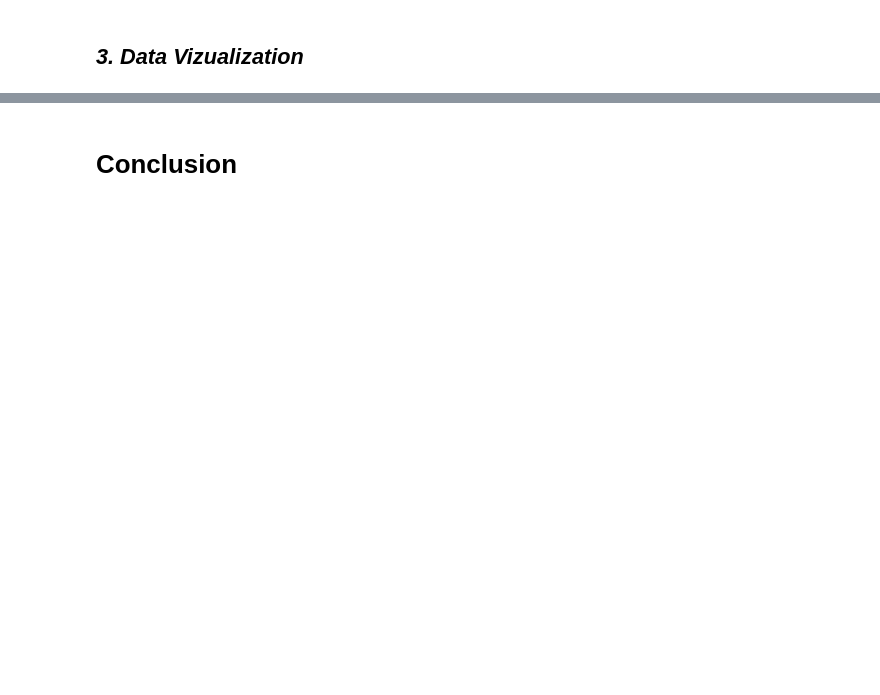
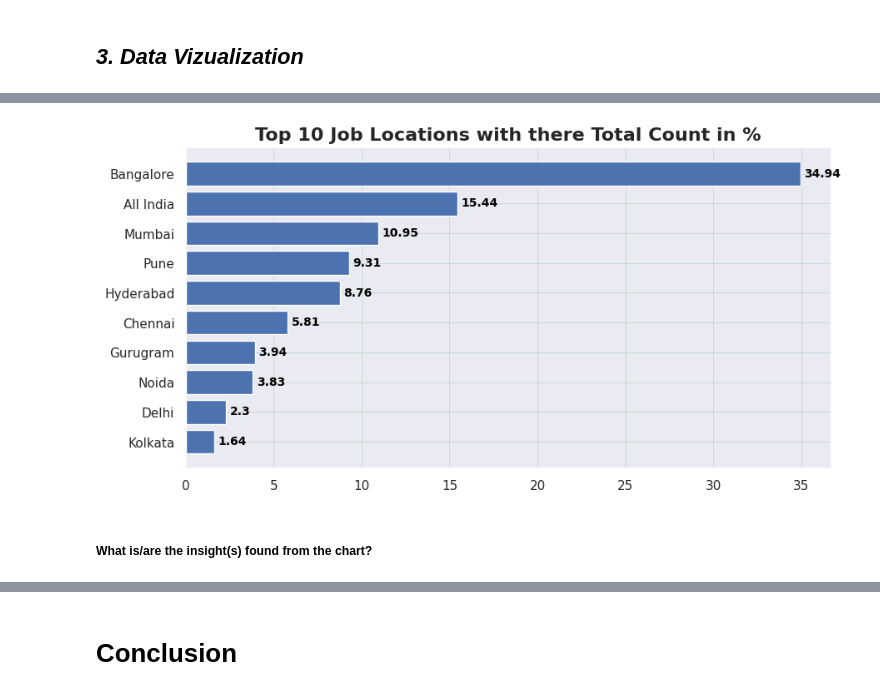
Before and after one commit to gautamdhanrajnemmaniwar/Project-on-Navigating-the-Data-Science-Job-Landscape, a Jupyter notebook: Mid_Course_Summative_Assignment_Numerical_Programming_in_Python_Analyze_it_Yourself.ipynb, the cells around one changed output, grey strips where cells are left out. Cells and saved outputs as stored; diff of their text form; code cells hidden in the pictures; blank space fills up the shorter version.

```diff
--- a/Mid_Course_Summative_Assignment_Numerical_Programming_in_Python_Analyze_it_Yourself.ipynb
+++ b/Mid_Course_Summative_Assignment_Numerical_Programming_in_Python_Analyze_it_Yourself.ipynb
@@ -538,0 +537,7 @@ df.head()
+# %%
+# Let's find out different job locations and their total count in percentage(%) (Top 10)
+
+job_locations = df['Job Location'].value_counts(normalize=True).reset_index().head(10)
+job_locations.columns = ['Locations', 'Total_Count_in_%']
+job_locations['Total_Count_in_%'] = round(100 * job_locations['Total_Count_in_%'], 2)
+job_locations
@@ -538,0 +556,28 @@ df.head()
+# %%
+# Let's visualize these information using horizontal bar graph
+
+# Figure Size
+fig, ax = plt.subplots(figsize = (10, 5))
+
+# Horizontal Bar Plot
+ax.barh(job_locations.Locations, job_locations['Total_Count_in_%'])
+
+# Add x, y gridlines
+ax.grid(color ='green', linestyle ='-', linewidth = 0.5, alpha = 0.2)
+
+# Show top values
+ax.invert_yaxis()
+
+# Add annotation to bars
+for i in ax.patches:
+    plt.text(i.get_width()+0.2, i.get_y()+0.5, str(round((i.get_width()), 2)), fontsize = 10, fontweight = 'bold', color = 'black')
+
+# Add Plot Title
+ax.set_title('Top 10 Job Locations with there Total Count in %', fontweight = "bold", size = 16)
+
+# Show Plot
+plt.show()
+# %% [output]
+[figure, added]
+# %% [markdown]
+#####  What is/are the insight(s) found from the chart?
```
Also changed, not shown: parts of 63 cells of this notebook.
